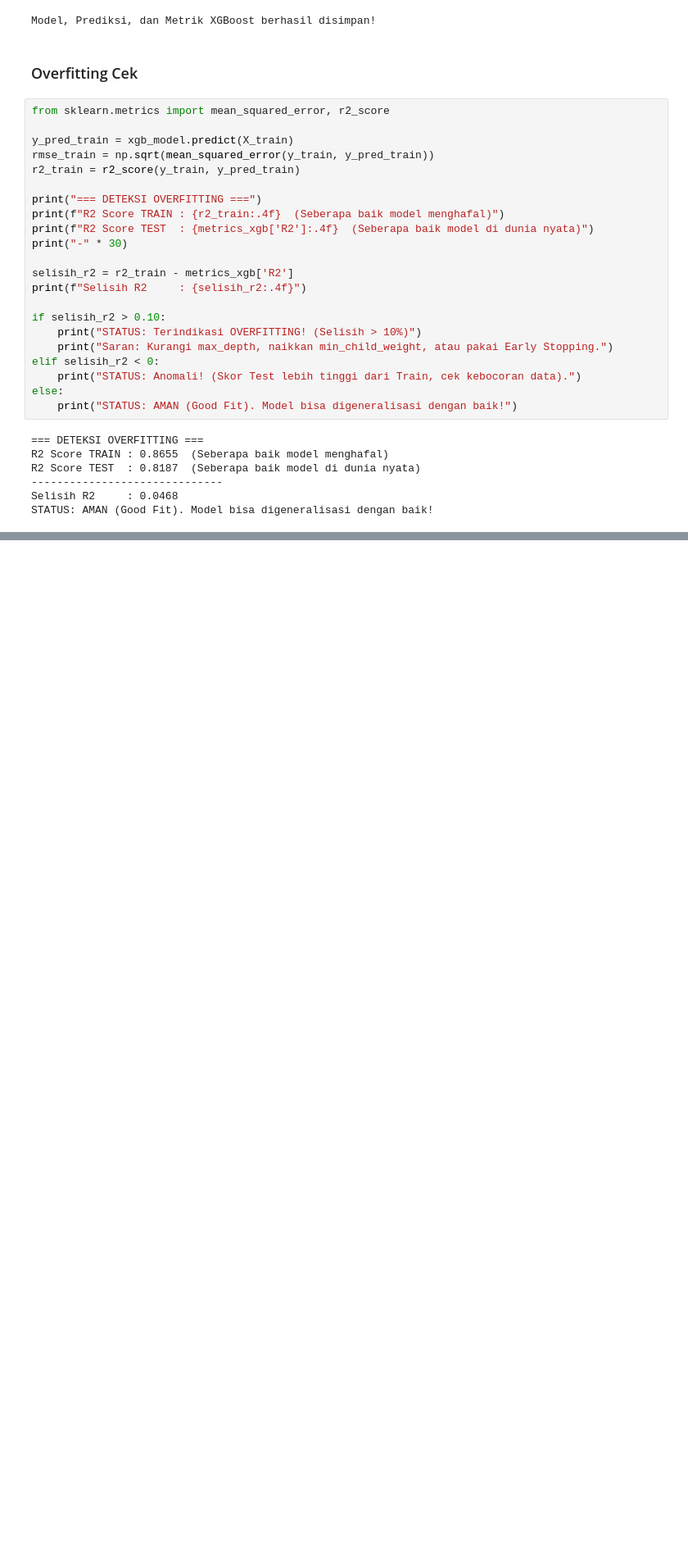
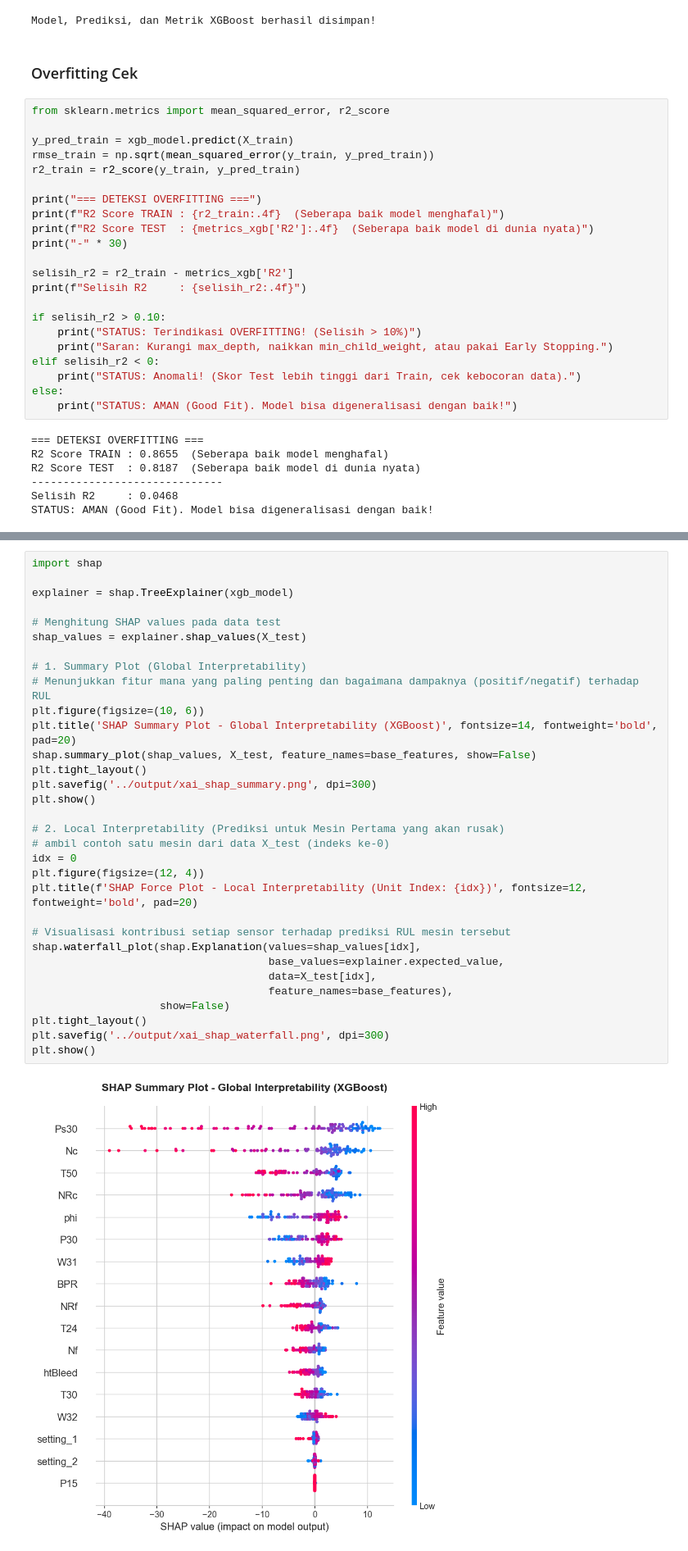
Before and after one commit to andriilaksono/rul-prediction-turbofan-cmapss, a Jupyter notebook: notebook/03_xgboost_model.ipynb, the cells around one changed output, grey strips where cells are left out. Shown at 82% size. Drawn from its saved outputs; the diff is of its cells as text; blank space fills up the shorter version.

Commit message:
XAI SHAP XGboost

```diff
--- a/notebook/03_xgboost_model.ipynb
+++ b/notebook/03_xgboost_model.ipynb
@@ -183,0 +186,34 @@ STATUS: AMAN (Good Fit). Model bisa digeneralisasi dengan baik!
+# %%
+import shap
+
+explainer = shap.TreeExplainer(xgb_model)
+
+# Menghitung SHAP values pada data test
+shap_values = explainer.shap_values(X_test)
+
+# 1. Summary Plot (Global Interpretability)
+# Menunjukkan fitur mana yang paling penting dan bagaimana dampaknya (positif/negatif) terhadap RUL
+plt.figure(figsize=(10, 6))
+plt.title('SHAP Summary Plot - Global Interpretability (XGBoost)', fontsize=14, fontweight='bold', pad=20)
+shap.summary_plot(shap_values, X_test, feature_names=base_features, show=False)
+plt.tight_layout()
+plt.savefig('../output/xai_shap_summary.png', dpi=300)
+plt.show()
+
+# 2. Local Interpretability (Prediksi untuk Mesin Pertama yang akan rusak)
+# ambil contoh satu mesin dari data X_test (indeks ke-0)
+idx = 0
+plt.figure(figsize=(12, 4))
+plt.title(f'SHAP Force Plot - Local Interpretability (Unit Index: {idx})', fontsize=12, fontweight='bold', pad=20)
+
+# Visualisasi kontribusi setiap sensor terhadap prediksi RUL mesin tersebut
+shap.waterfall_plot(shap.Explanation(values=shap_values[idx],
+                                     base_values=explainer.expected_value,
+                                     data=X_test[idx],
+                                     feature_names=base_features),
+                    show=False)
+plt.tight_layout()
+plt.savefig('../output/xai_shap_waterfall.png', dpi=300)
+plt.show()
+# %% [output]
+[figure, added]
```
Also changed, not shown: parts of 3 cells of this notebook.
